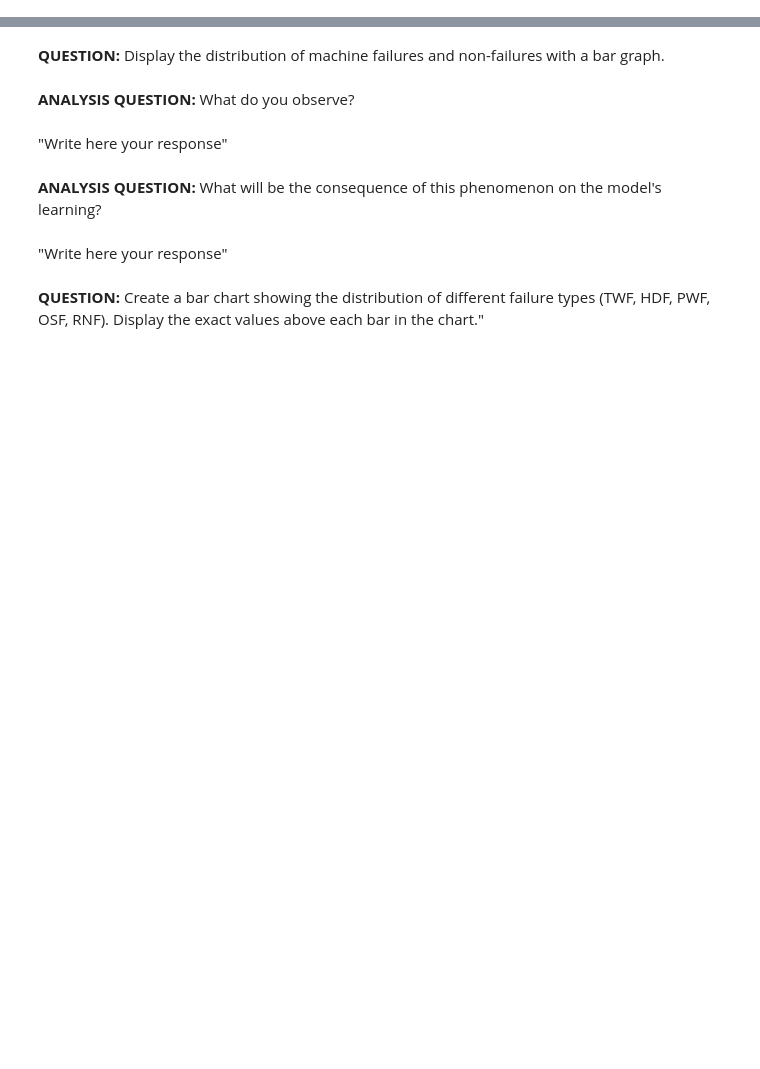
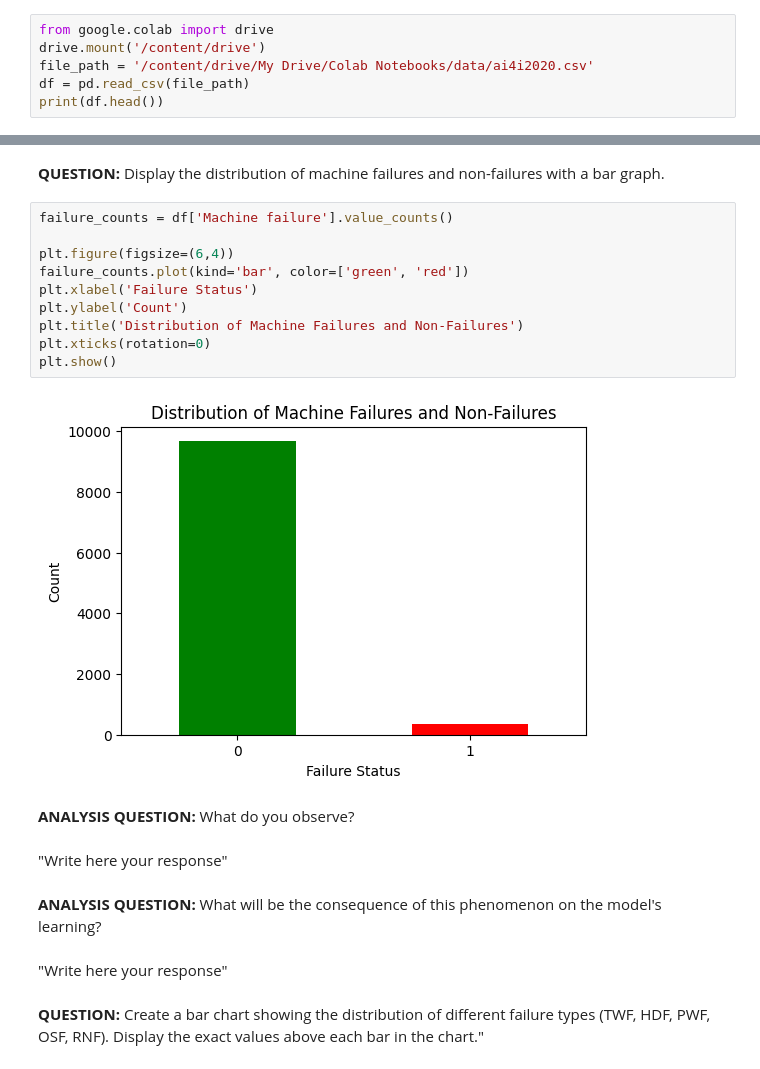
Before and after one commit to Tichow/TP_IA_embarquee, a Jupyter notebook: neural_network/TP_IA_EMBARQUEE.ipynb, the cells around one changed output, grey strips where cells are left out. Drawn from its saved outputs; the diff is of its cells as text; blank space fills up the shorter version.

```diff
--- a/neural_network/TP_IA_EMBARQUEE.ipynb
+++ b/neural_network/TP_IA_EMBARQUEE.ipynb
@@ -31,2 +39,8 @@ from sklearn.linear_model import LinearRegression
 # %% [markdown]
 **QUESTION:** Load dataset and display some lines of the csv file.
+# %%
+from google.colab import drive
+drive.mount('/content/drive')
+file_path = '/content/drive/My Drive/Colab Notebooks/data/ai4i2020.csv'
+df = pd.read_csv(file_path)
+print(df.head())
@@ -33,5 +65,17 @@ from sklearn.linear_model import LinearRegression
 # %% [markdown]
 **QUESTION:** Display the distribution of machine failures and non-failures with a bar graph.
+# %%
+failure_counts = df['Machine failure'].value_counts()
+
+plt.figure(figsize=(6,4))
+failure_counts.plot(kind='bar', color=['green', 'red'])
+plt.xlabel('Failure Status')
+plt.ylabel('Count')
+plt.title('Distribution of Machine Failures and Non-Failures')
+plt.xticks(rotation=0)
+plt.show()
+# %% [output]
+[figure, added]
 # %% [markdown]
 **ANALYSIS QUESTION:** What do you observe?
 # %% [markdown]
```
Also changed, not shown: parts of 10 cells of this notebook.
